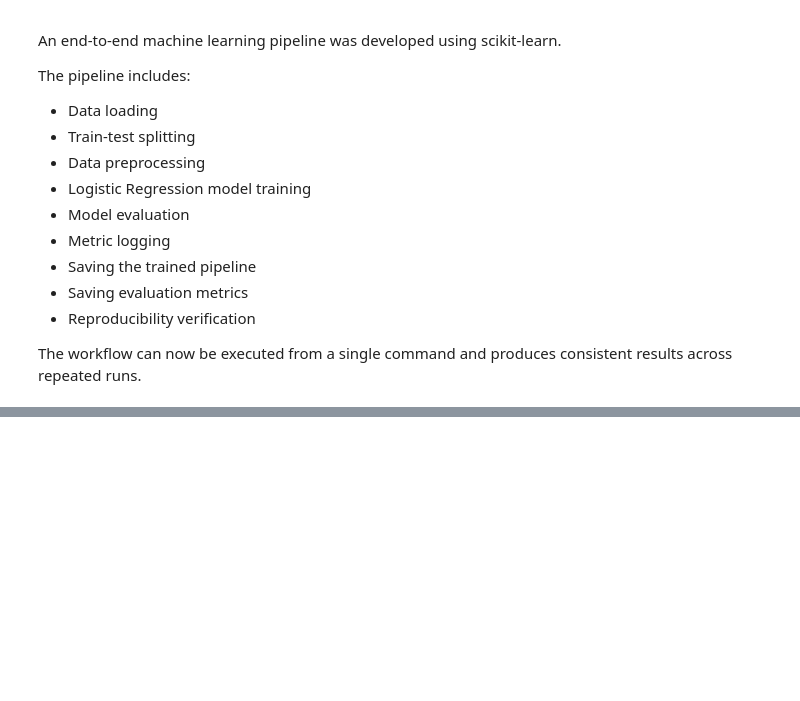
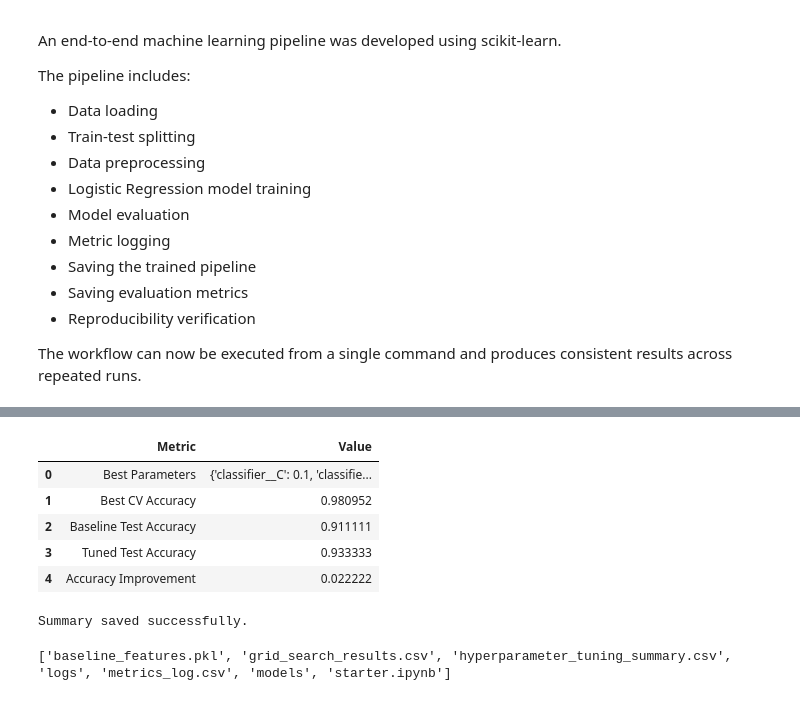
Before and after one commit to Kaushik0107/PlaceMux_Phase1, a Jupyter notebook: notebooks/starter.ipynb, the cells around one changed output, grey strips where cells are left out. Cells and saved outputs as stored; diff of their text form; code cells hidden in the pictures; blank space fills up the shorter version.

```diff
--- a/notebooks/starter.ipynb
+++ b/notebooks/starter.ipynb
@@ -2234,0 +2454,5 @@ The workflow can now be executed from a single command and produces consistent r
+# %%
+best_model = grid_search.best_estimator_
+
+print("Best Model:")
+print(best_model)
@@ -2234,0 +2542,5 @@ The workflow can now be executed from a single command and produces consistent r
+# %%
+best_predictions = best_model.predict(X_test)
+
+print("First 10 Predictions:")
+print(best_predictions[:10])
@@ -2234,0 +2655,10 @@ The workflow can now be executed from a single command and produces consistent r
+# %%
+tuning_summary = {
+    "Best Parameters": grid_search.best_params_,
+    "Best CV Accuracy": grid_search.best_score_,
+    "Baseline Test Accuracy": accuracy,
+    "Tuned Test Accuracy": test_accuracy,
+    "Accuracy Improvement": test_accuracy - accuracy
+}
+
+tuning_summary
@@ -2234,0 +2673,31 @@ The workflow can now be executed from a single command and produces consistent r
+# %%
+summary_df = pd.DataFrame(
+    {
+        "Metric": tuning_summary.keys(),
+        "Value": tuning_summary.values()
+    }
+)
+
+summary_df
+# %% [output]
+|  | Metric | Value |
+| 0 | Best Parameters | {'classifier__C': 0.1, 'classifie... |
+| 1 | Best CV Accuracy | 0.980952 |
+| 2 | Baseline Test Accuracy | 0.911111 |
+| 3 | Tuned Test Accuracy | 0.933333 |
+| 4 | Accuracy Improvement | 0.022222 |
+# %%
+summary_df.to_csv(
+    "hyperparameter_tuning_summary.csv",
+    index=False
+)
+
+print("Summary saved successfully.")
+# %% [output]
+Summary saved successfully.
+# %%
+import os
+
+print(os.listdir())
+# %% [output]
+['baseline_features.pkl', 'grid_search_results.csv', 'hyperparameter_tuning_summary.csv', 'logs', 'metrics_log.csv', 'models', 'starter.ipynb']
```
Also changed, not shown: parts of 45 cells of this notebook, 2 other files.
